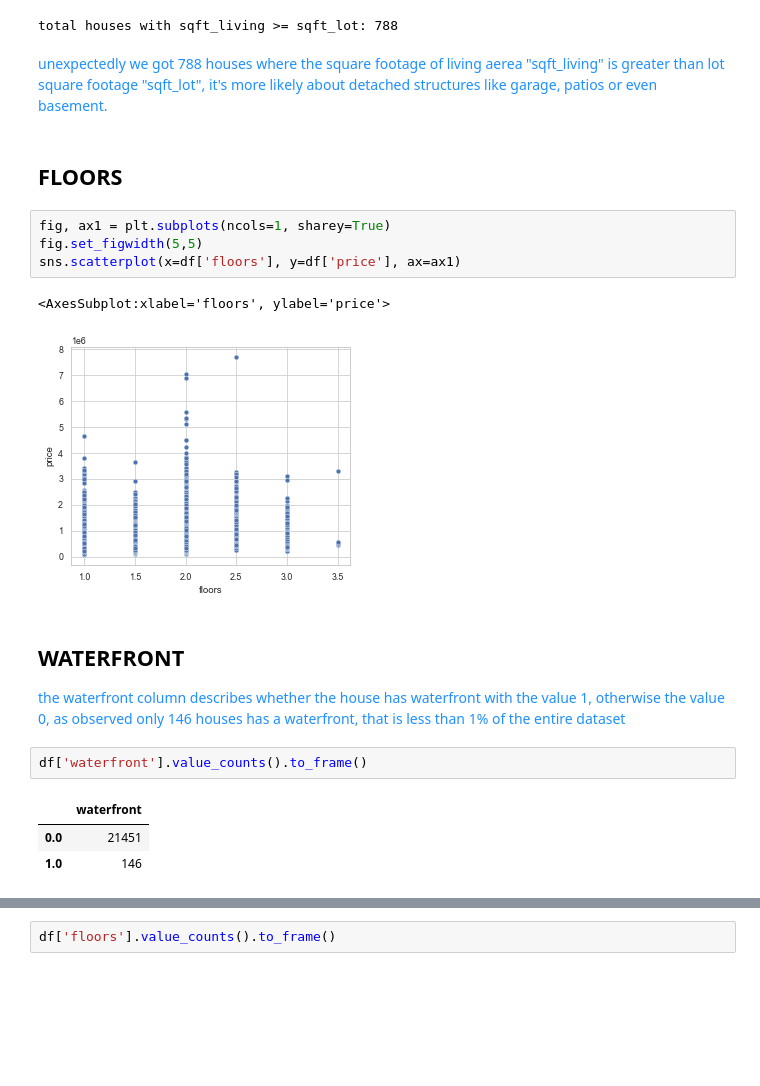
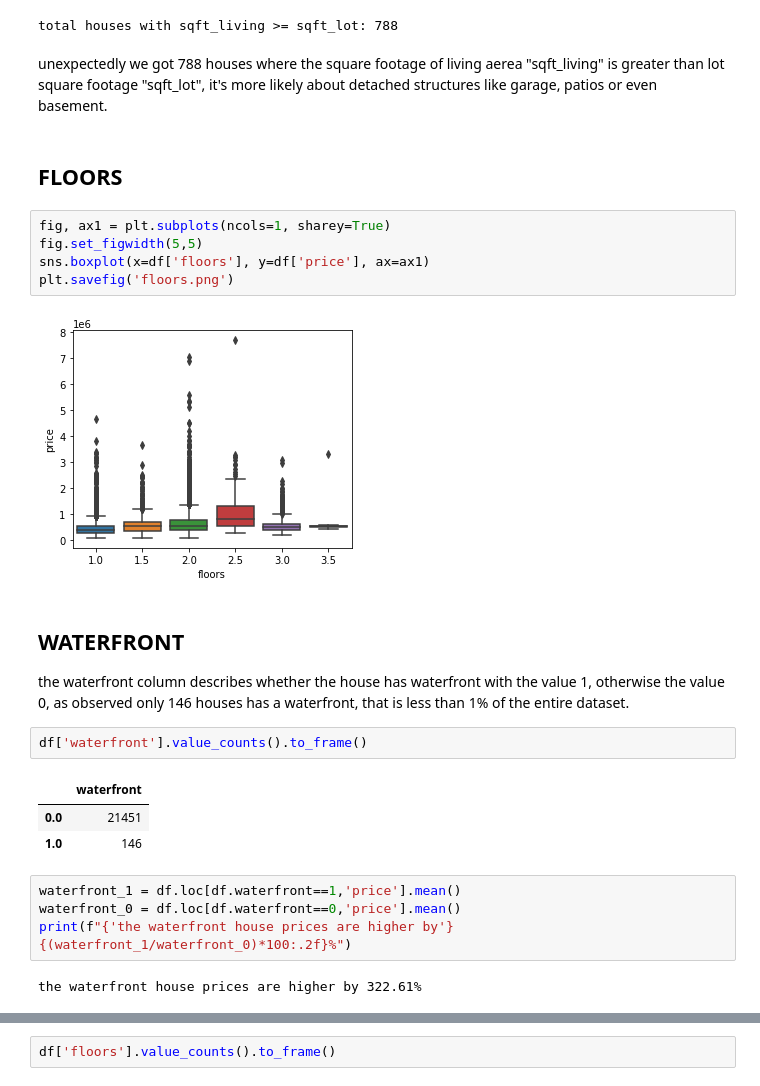
Before and after one commit to akladyous/King-County-Housing-Analysis, a Jupyter notebook: index.ipynb, the cells around one changed output, grey strips where cells are left out. Saved outputs shown, nothing was run; the diff lists cells and outputs as text; blank space fills up the shorter version.

```diff
--- a/index.ipynb
+++ b/index.ipynb
@@ -201,26 +198,31 @@ print('total houses with sqft_living >= sqft_lot:', _)
 # %% [output]
 total houses with sqft_living >= sqft_lot: 788
 # %% [markdown]
-<p style="color:DodgerBlue;">unexpectedly we got 788 houses where the square footage of living aerea "sqft_living" is greater than lot square footage "sqft_lot", it's more likely about detached structures like garage, patios or even basement.</p>
+unexpectedly we got 788 houses where the square footage of living aerea "sqft_living" is greater than lot square footage "sqft_lot", it's more likely about detached structures like garage, patios or even basement.
 # %% [markdown]
 <h2 id="floors">FLOORS</h2>
 # %%
 fig, ax1 = plt.subplots(ncols=1, sharey=True)
 fig.set_figwidth(5,5)
-sns.scatterplot(x=df['floors'], y=df['price'], ax=ax1)
+sns.boxplot(x=df['floors'], y=df['price'], ax=ax1)
+plt.savefig('floors.png')
 # %% [output]
-<AxesSubplot:xlabel='floors', ylabel='price'>
-[figure, old version]
+[figure, new version]
 # %% [markdown]
 <h2 id="waterfront">WATERFRONT</h2>
-<p style="color:DodgerBlue;">the waterfront column describes whether the house has waterfront with the value 1, otherwise the value 0, as observed only 146 houses has a waterfront, that is less than 1% of the entire dataset
-</p>
+the waterfront column describes whether the house has waterfront with the value 1, otherwise the value 0, as observed only 146 houses has a waterfront, that is less than 1% of the entire dataset.
 # %%
 df['waterfront'].value_counts().to_frame()
 # %% [output]
 |  | waterfront |
 | 0.0 | 21451 |
 | 1.0 | 146 |
+# %%
+waterfront_1 = df.loc[df.waterfront==1,'price'].mean()
+waterfront_0 = df.loc[df.waterfront==0,'price'].mean()
+print(f"{'the waterfront house prices are higher by'} {(waterfront_1/waterfront_0)*100:.2f}%")
+# %% [output]
+the waterfront house prices are higher by 322.61%
 # %%
 fig, ax1 = plt.subplots(ncols=1, sharey=True)
 fig.set_size_inches(6,4)
```
Also changed, not shown: parts of 87 cells of this notebook, 10 other files.
